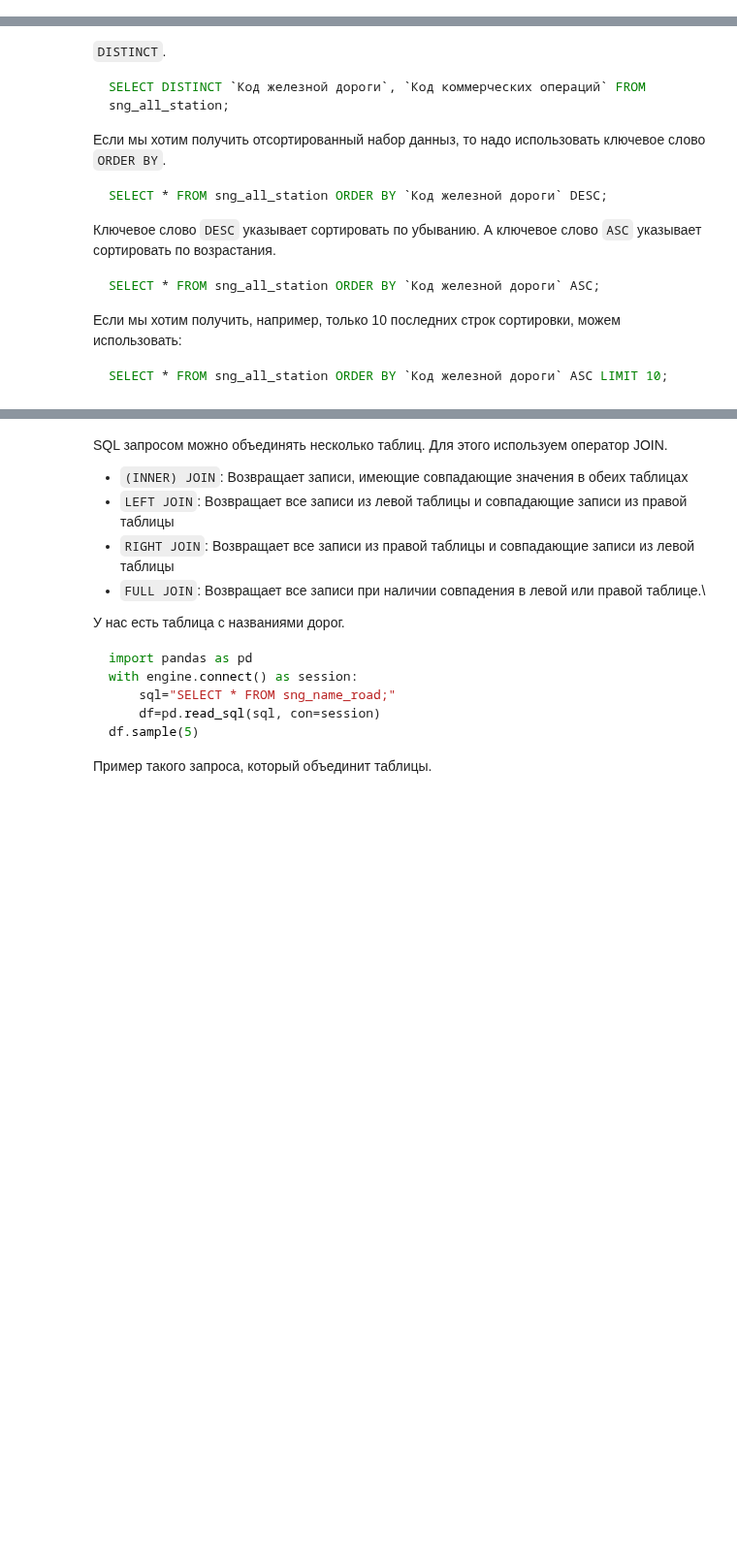
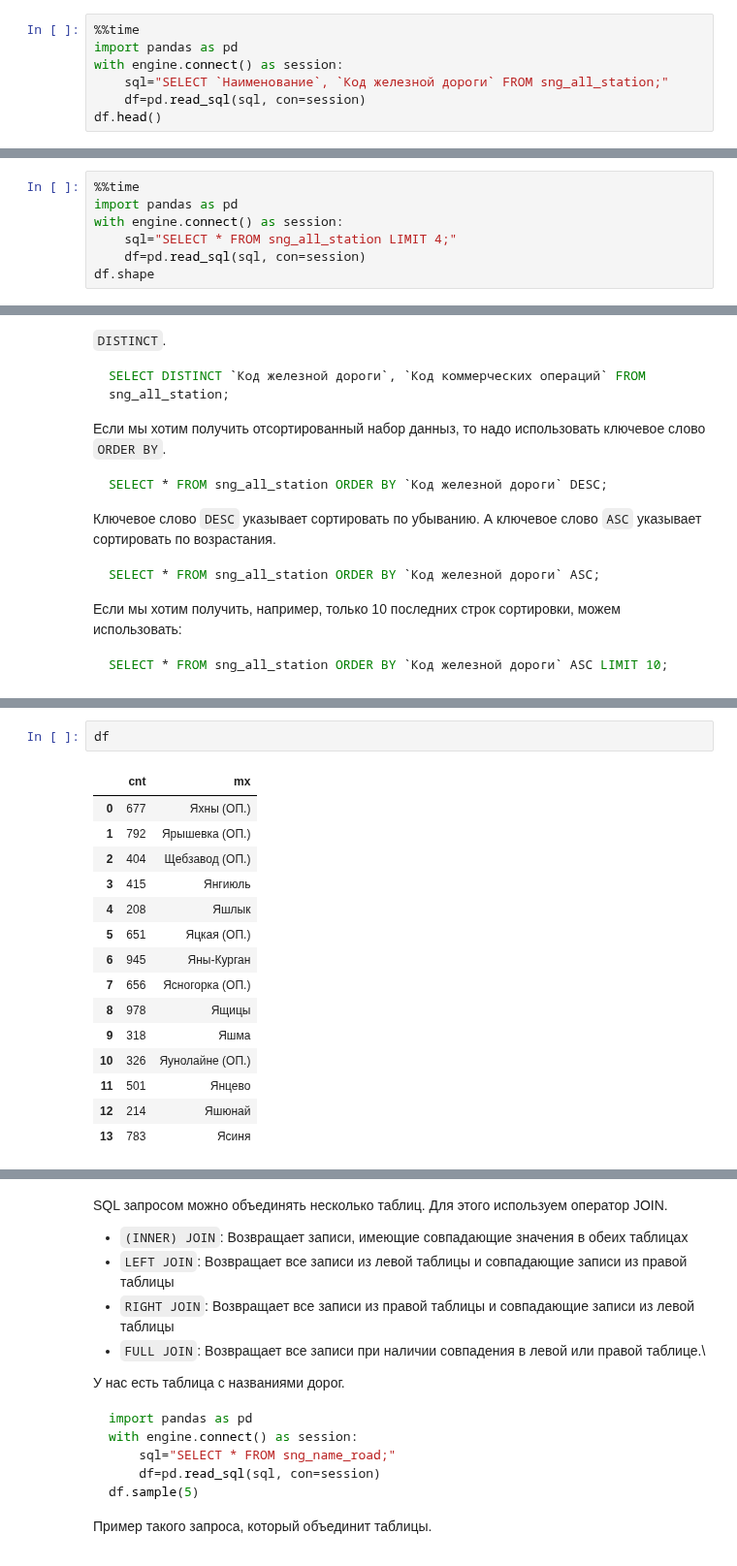
Before and after one commit to aikula/CuRZD, a Jupyter notebook: Less02 SQL.ipynb, the cells around one changed output, grey strips where cells are left out. Shown at 97% size. Cells and saved outputs as stored; diff of their text form; blank space fills up the shorter version.

```diff
--- a/Less02 SQL.ipynb
+++ b/Less02 SQL.ipynb
@@ -207,0 +252,7 @@ SELECT `Наименование`, `Код станции` FROM sng_all_station
+# %%
+%%time
+import pandas as pd
+with engine.connect() as session:
+    sql="SELECT `Наименование`, `Код железной дороги` FROM sng_all_station;"
+    df=pd.read_sql(sql, con=session)
+df.head()
@@ -207,0 +268,7 @@ SELECT `Наименование`, `Код станции` FROM sng_all_station
+# %%
+%%time
+import pandas as pd
+with engine.connect() as session:
+    sql="SELECT * FROM sng_all_station LIMIT 4;"
+    df=pd.read_sql(sql, con=session)
+df.shape
@@ -270,0 +375,18 @@ SELECT * FROM sng_all_station ORDER BY `Код железной дороги` AS
+# %%
+df
+# %% [output]
+|  | cnt | mx |
+| 0 | 677 | Яхны (ОП.) |
+| 1 | 792 | Ярышевка (ОП.) |
+| 2 | 404 | Щебзавод (ОП.) |
+| 3 | 415 | Янгиюль |
+| 4 | 208 | Яшлык |
+| 5 | 651 | Яцкая (ОП.) |
+| 6 | 945 | Яны-Курган |
+| 7 | 656 | Ясногорка (ОП.) |
+| 8 | 978 | Ящицы |
+| 9 | 318 | Яшма |
+| 10 | 326 | Яунолайне (ОП.) |
+| 11 | 501 | Янцево |
+| 12 | 214 | Яшюнай |
+| 13 | 783 | Ясиня |
```
Also changed, not shown: parts of 17 cells of this notebook, 1 other file.
